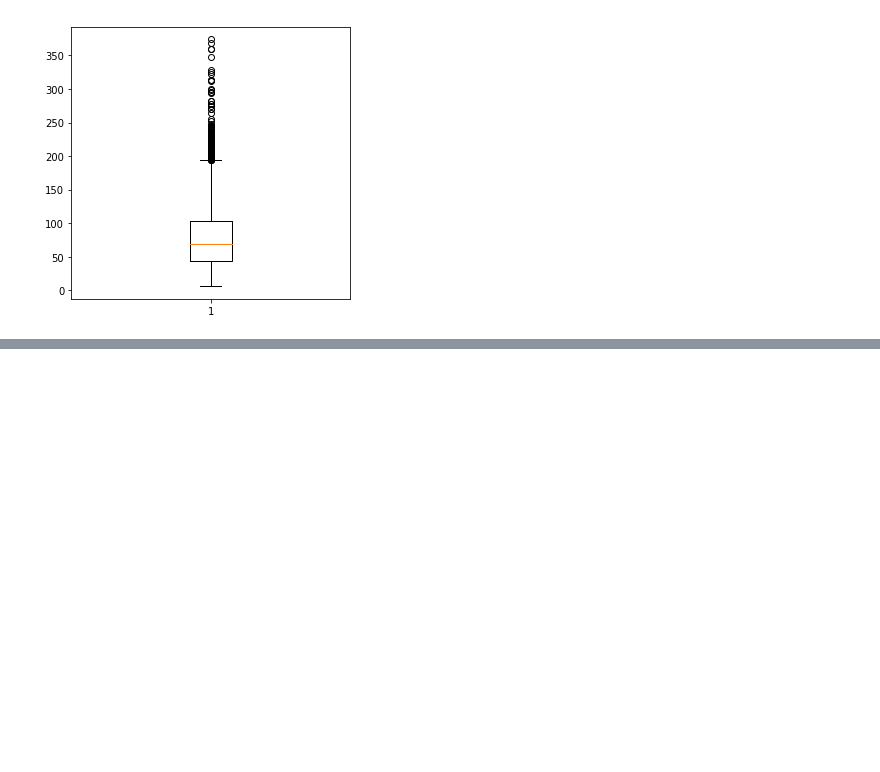
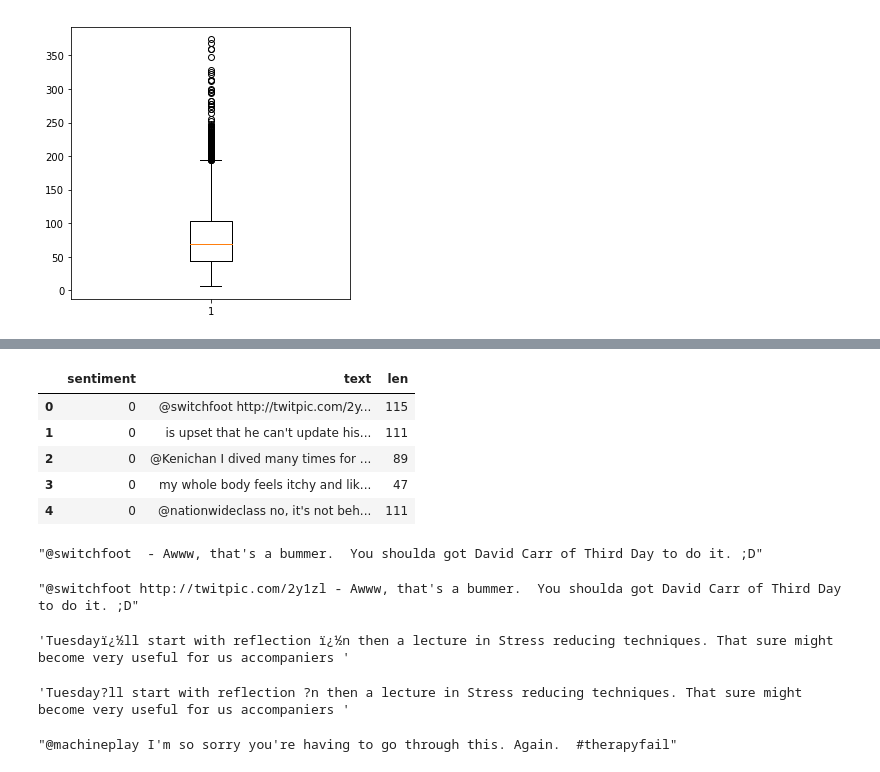
Before and after one commit to maneeshdisodia/sentiment_analysis, a Jupyter notebook: data_analysis.ipynb, the cells around one changed output, grey strips where cells are left out. Cells and saved outputs as stored; diff of their text form; code cells hidden in the pictures; blank space fills up the shorter version.

```diff
--- a/data_analysis.ipynb
+++ b/data_analysis.ipynb
@@ -128,0 +177,31 @@ plt.show()
+# %%
+df.rename({'senetry_check':'len'},axis=1,inplace=True)
+# %%
+df.head(5)
+# %% [output]
+|  | sentiment | text | len |
+| 0 | 0 | @switchfoot http://twitpic.com/2y... | 115 |
+| 1 | 0 | is upset that he can't update his... | 111 |
+| 2 | 0 | @Kenichan I dived many times for ... | 89 |
+| 3 | 0 | my whole body feels itchy and lik... | 47 |
+| 4 | 0 | @nationwideclass no, it's not beh... | 111 |
+# %%
+re.sub(r'https?://[a-zA-Z0-9./]+','',df.text[0])
+# %% [output]
+"@switchfoot  - Awww, that's a bummer.  You shoulda got David Carr of Third Day to do it. ;D"
+# %%
+df.text[0]
+# %% [output]
+"@switchfoot http://twitpic.com/2y1zl - Awww, that's a bummer.  You shoulda got David Carr of Third Day to do it. ;D"
+# %%
+df.text[226]
+# %% [output]
+'Tuesdayï¿½ll start with reflection ï¿½n then a lecture in Stress reducing techniques. That sure might become very useful for us accompaniers '
+# %%
+df.text[226].replace('ï¿½','?')
+# %% [output]
+'Tuesday?ll start with reflection ?n then a lecture in Stress reducing techniques. That sure might become very useful for us accompaniers '
+# %%
+df.text[175]
+# %% [output]
+"@machineplay I'm so sorry you're having to go through this. Again.  #therapyfail"
```
Also changed, not shown: parts of 20 cells of this notebook.
